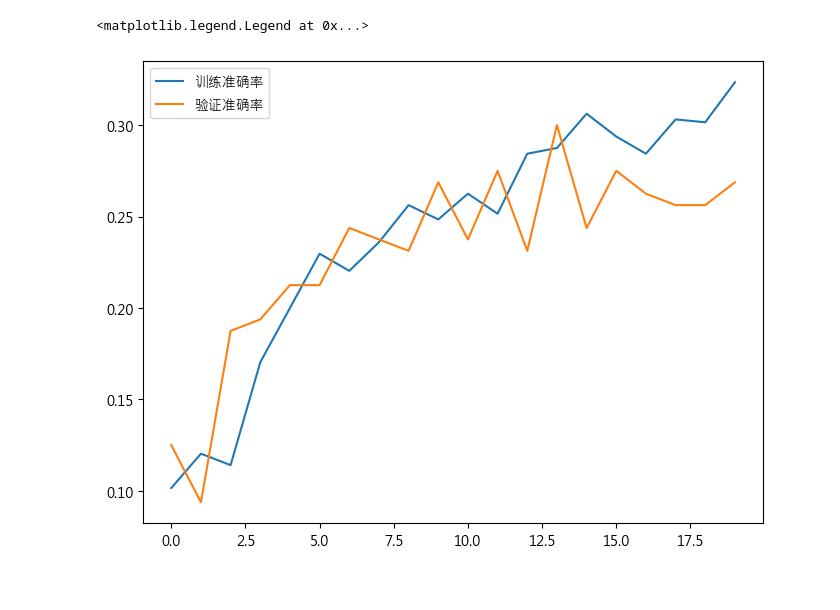
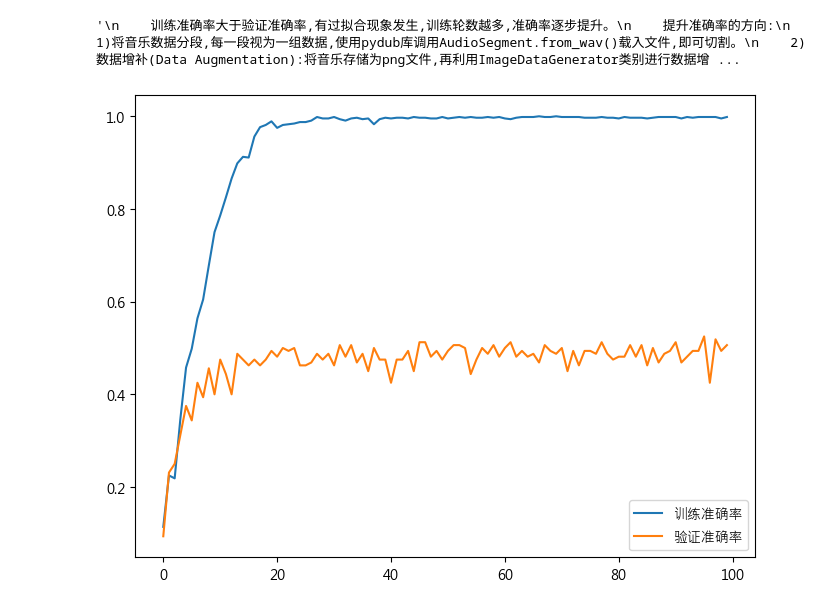
Before and after one commit to OnlyWell/d2l_tensorflow, a Jupyter notebook: book_charter/asr/music_genre_classify.ipynb, the cells around one changed output. Saved outputs shown, nothing was run; the diff lists cells and outputs as text; code cells hidden in the pictures.

```diff
--- a/book_charter/asr/music_genre_classify.ipynb
+++ b/book_charter/asr/music_genre_classify.ipynb
@@ -50,33 +50,33 @@ X_train, X_test, y_train, y_test = train_test_split(X_norm, y, test_size=0.2, ra
 
 #4.CNN模型
 input_shape = X_train.shape[1:]
-# model = tf.keras.Sequential(
-#     [
-#         tf.keras.Input(shape = input_shape),
-#         tf.keras.layers.Conv2D(32, kernel_size=(3,3), activation='relu'),
-#         tf.keras.layers.MaxPooling2D(pool_size=(2,2)),
-#         tf.keras.layers.Conv2D(64, kernel_size=(3,3), activation='relu'),
-#         tf.keras.layers.MaxPooling2D(pool_size=(2,2)),
-#         tf.keras.layers.Flatten(),
-#         tf.keras.layers.Dropout(0.5),
-#         tf.keras.layers.Dense(10, activation='softmax')
-#     ]
-# )
+model = tf.keras.Sequential(
+    [
+        tf.keras.Input(shape = input_shape),
+        tf.keras.layers.Conv2D(32, kernel_size=(3,3), activation='relu'),
+        tf.keras.layers.MaxPooling2D(pool_size=(2,2)),
+        tf.keras.layers.Conv2D(64, kernel_size=(3,3), activation='relu'),
+        tf.keras.layers.MaxPooling2D(pool_size=(2,2)),
+        tf.keras.layers.Flatten(),
+        tf.keras.layers.Dropout(0.5),
+        tf.keras.layers.Dense(10, activation='softmax')
+    ]
+)
 
-model = tf.keras.Sequential([
-    tf.keras.Input(shape=input_shape),
-    tf.keras.layers.Conv2D(32,kernel_size=(3,3),strides=(2,2),activation='relu'),
-    tf.keras.layers.AveragePooling2D(pool_size=(2,2)),
-    tf.keras.layers.Conv2D(64,kernel_size=(3,3),strides=(2,2),activation='relu'),
-    tf.keras.layers.AveragePooling2D(pool_size=(2,2)),
-    tf.keras.layers.Conv2D(128,kernel_size=(3,3),padding='same'),
-    tf.keras.layers.AveragePooling2D(pool_size=(2,2)),
-    tf.keras.layers.Flatten(),
-    tf.keras.layers.Dropout(0.5),
-    tf.keras.layers.Dense(64,activation='relu'),
-    tf.keras.layers.Dropout(0.5),
-    tf.keras.layers.Dense(10,activation='softmax')
-])
+# model = tf.keras.Sequential([
+#     tf.keras.Input(shape=input_shape),
+#     tf.keras.layers.Conv2D(32,kernel_size=(3,3),strides=(2,2),activation='relu'),
+#     tf.keras.layers.AveragePooling2D(pool_size=(2,2)),
+#     tf.keras.layers.Conv2D(64,kernel_size=(3,3),strides=(2,2),activation='relu'),
+#     tf.keras.layers.AveragePooling2D(pool_size=(2,2)),
+#     tf.keras.layers.Conv2D(128,kernel_size=(3,3),padding='same'),
+#     tf.keras.layers.AveragePooling2D(pool_size=(2,2)),
+#     tf.keras.layers.Flatten(),
+#     tf.keras.layers.Dropout(0.5),
+#     tf.keras.layers.Dense(64,activation='relu'),
+#     tf.keras.layers.Dropout(0.5),
+#     tf.keras.layers.Dense(10,activation='softmax')
+# ])
 #模型构建方式2
 
 # 5.模型训练、评分
@@ -84,7 +84,7 @@ model = tf.keras.Sequential([
 model.compile(optimizer='adam',loss='sparse_categorical_crossentropy',metrics=['accuracy'])
 
 ##5.2模型训练
-history = model.fit(X_train,y_train,epochs=20,validation_split=0.2)
+history = model.fit(X_train,y_train,epochs=100,validation_split=0.2)
 
 ##5.3评分
 score = model.evaluate(X_test,y_test,verbose=0)
@@ -100,6 +100,13 @@ plt.figure(figsize=(8,6))
 plt.plot(history.history['accuracy'],label='训练准确率')
 plt.plot(history.history['val_accuracy'],label='验证准确率')
 plt.legend()
+
+'''
+    训练准确率大于验证准确率,有过拟合现象发生,训练轮数越多,准确率逐步提升。
+    提升准确率的方向:
+    1)将音乐数据分段,每一段视为一组数据,使用pydub库调用AudioSegment.from_wav()载入文件,即可切割。
+    2)数据增补(Data Augmentation):将音乐存储为png文件,再利用ImageDataGenerator类别进行数据增补,产生更多的数据
+'''
 # %% [output]
 (1000, 40, 216, 1)
 1000
@@ -121,2 +128,2 @@ compile_metrics:0.2500
-<matplotlib.legend.Legend at 0x...>
+'\n    训练准确率大于验证准确率,有过拟合现象发生,训练轮数越多,准确率逐步提升。\n    提升准确率的方向:\n    1)将音乐数据分段,每一段视为一组数据,使用pydub库调用AudioSegment.from_wav()载入文件,即可切割。\n    2)数据增补(Data Augmentation):将音乐存储为png文件,再利用ImageDataGenerator类别进行数据增 ...
-[figure, old version]
+[figure, new version]
```
Also changed, not shown: parts of 3 cells of this notebook.
